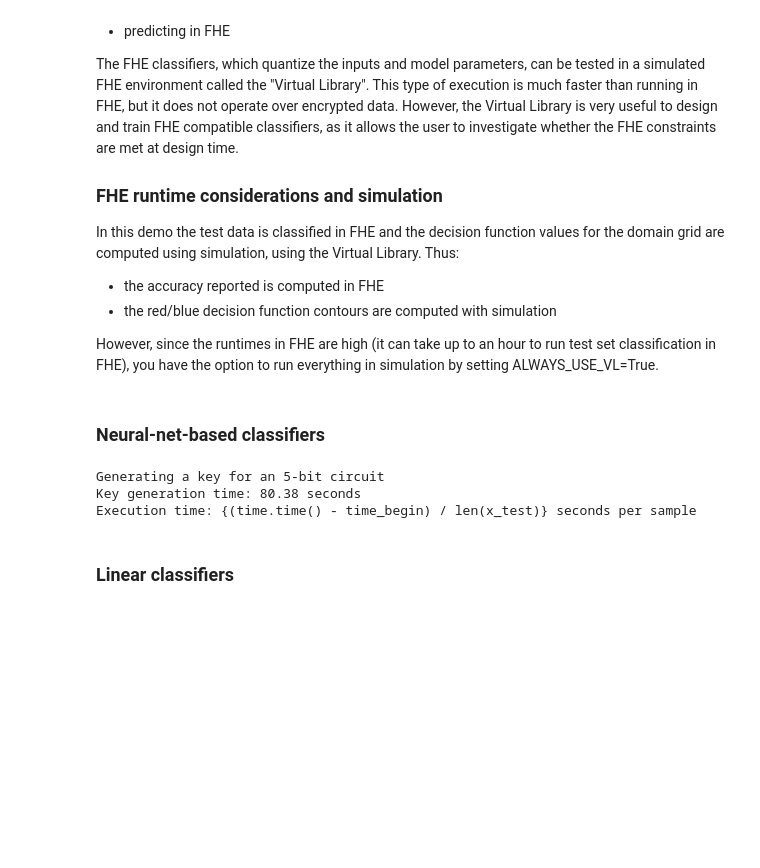
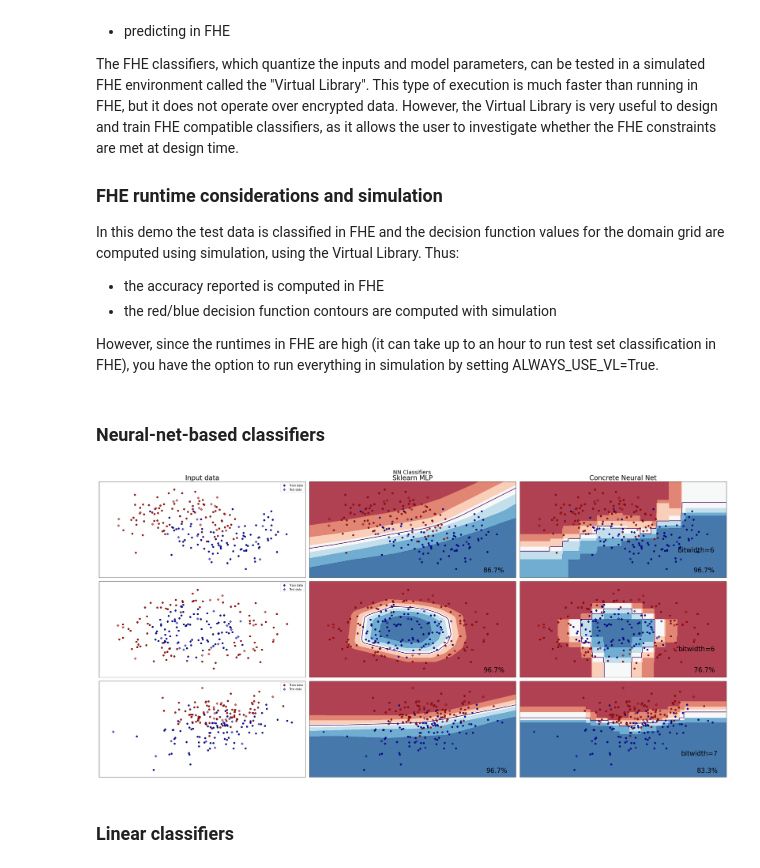
Before and after one commit to zama-ai/concrete-ml, a Jupyter notebook: docs/advanced_examples/ClassifierComparison.ipynb, the cells around one changed output. Saved outputs shown, nothing was run; the diff lists cells and outputs as text; code cells hidden in the pictures; blank space fills up the shorter version.

Commit message:
Make built-in Neural Networks use Quantization Aware Learning
* feat: make built-in NNs use Quantization Aware Training

Closes #1157

```diff
--- a/docs/advanced_examples/ClassifierComparison.ipynb
+++ b/docs/advanced_examples/ClassifierComparison.ipynb
@@ -289,75 +307,29 @@ def make_classifier_comparison(title, classifier_list):
 # %%
 params_neural_net = {
     "module__n_outputs": 2,
     "module__input_dim": 2,
     "module__n_w_bits": 2,
-    "module__n_a_bits": 2,
+    "module__n_a_bits": 4,
     "module__n_accum_bits": 32,
-    "module__n_hidden_neurons_multiplier": 1,
-    "module__n_layers": 1,
+    "module__n_hidden_neurons_multiplier": 10,
+    "module__n_layers": 2,  # 1 hidden layer
     "module__activation_function": torch.nn.ReLU,
-    "max_epochs": 200,
+    "max_epochs": 400,
     "verbose": 0,
     "lr": 0.001,
 }
 
-
-class FC(torch.nn.Module):
-    def __init__(self, activation_function):
-        """Setup the fully connected neural network.
-
-        Please note that the number of neurons on each intermediate layer is N=12. A
-        linear layer will compute, for an output neuron k, the dot product of weights and inputs,
-
-             output_k = <w,x> = Sum_N(w_ki * x_i).
-
-        The maximum bit width for output_k is 8 bits and we will quantize w_ki and x_i to 2 bits.
-        Therefore, the maximum number of neurons on the intermediary layers, to be 100% FHE
-        compatible, is N = 14. We use a slightly lower value to decrease computation time.
-        """
-        super().__init__()
-        self.fc1 = torch.nn.Linear(in_features=2, out_features=12)
-        self.fc3 = torch.nn.Linear(in_features=12, out_features=12)
-        self.fc4 = torch.nn.Linear(in_features=12, out_features=2)
-        self.act = activation_function()
-
-    def forward(self, x):
-        """Forward pass."""
-        out = self.fc1(x.to(torch.float32))
-        out = self.act(out)
-        out = self.fc3(out)
-        out = self.act(out)
-        out = self.fc4(out)
-
-        return out
-
-
 nn_classifier_list = [
-    (partial(MLPClassifier, alpha=1, max_iter=1000), "Sklearn MLP"),
-    (
-        partial(
-            NeuralNetClassifier,
-            FC(torch.nn.ReLU),
-            verbose=0,
-            criterion=torch.nn.CrossEntropyLoss,
-            optimizer=torch.optim.Adam,
-            lr=0.001,
-            max_epochs=200,
-            batch_size=32,
-        ),
-        "Torch Neural Net",
-    ),
+    (partial(MLPClassifier, alpha=1, max_iter=1000, hidden_layer_sizes=(20,)), "Sklearn MLP"),
     (
         partial(ConcreteNeuralNetClassifier, batch_size=32, **params_neural_net),
         "Concrete Neural Net",
     ),
 ]
 
 make_classifier_comparison("NN Classifiers", nn_classifier_list)
 # %% [output]
-Generating a key for an 5-bit circuit
-Key generation time: 80.38 seconds
-Execution time: {(time.time() - time_begin) / len(x_test)} seconds per sample
+[figure, added]
 # %% [markdown]
 ### Linear classifiers
 # %%
```
Also changed, not shown: parts of 2 cells of this notebook, 11 other files.
